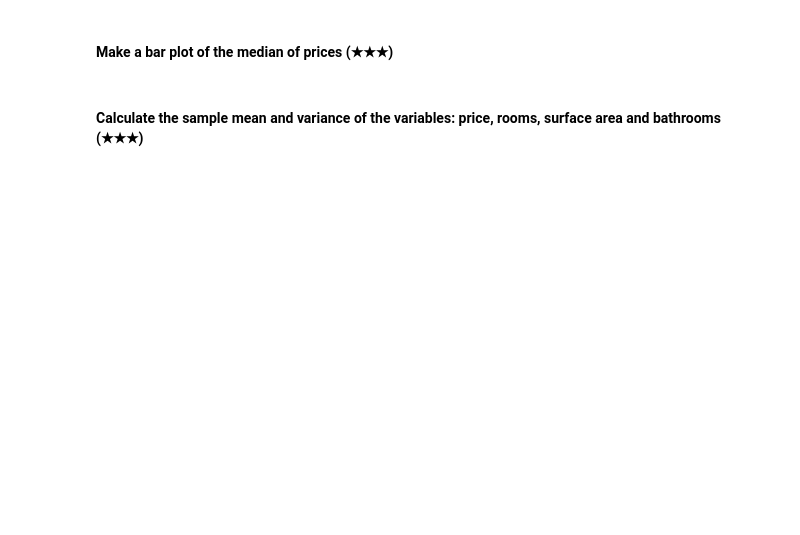
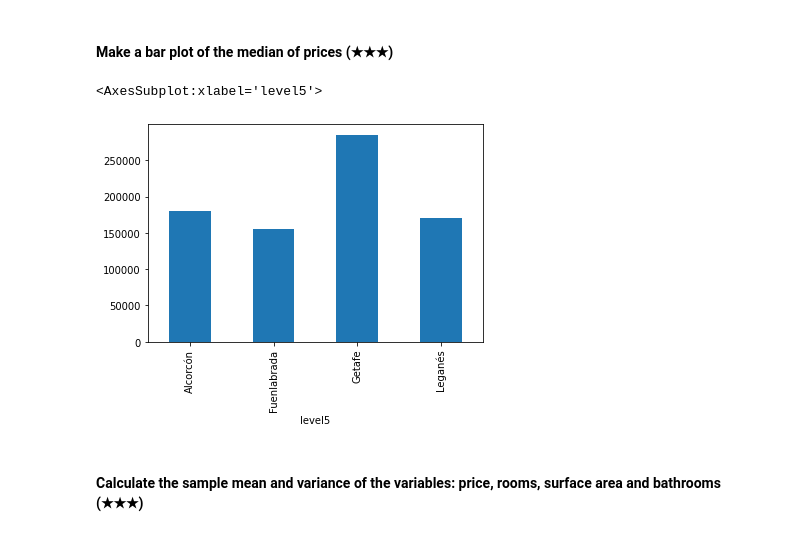
Before and after one commit to Alquem/ml_pre_work, a Jupyter notebook: 06-final_project/project.ipynb, the cells around one changed output. Saved outputs shown, nothing was run; the diff lists cells and outputs as text; code cells hidden in the pictures; blank space fills up the shorter version.

```diff
--- a/06-final_project/project.ipynb
+++ b/06-final_project/project.ipynb
@@ -134,2 +122,5 @@ df[["level5","price"]][df["level5"] == "Arroyomolinos (Madrid)"]["price"].hist(b
 # %% [markdown]
 #### Now let's work with the "south belt" of madrid. Make a subsetting that contains the following populations (level5): "Fuenlabrada","Leganés","Getafe","Alcorcón" (★★☆)
+# %%
+df_south_belt = df[(df["level5"] == "Fuenlabrada") | (df["level5"] == "Leganés") | (df["level5"] == "Getafe") | (df["level5"] == "Alcorcón")]
+print(df_south_belt.columns)
@@ -136,4 +136,9 @@ df[["level5","price"]][df["level5"] == "Arroyomolinos (Madrid)"]["price"].hist(b
 # %% [markdown]
 #### Make a bar plot of the median of prices (★★★)
+# %%
+df_south_belt.groupby(["level5"])["price"].agg("median").plot(kind="bar")
+# %% [output]
+<AxesSubplot:xlabel='level5'>
+[figure, added]
 # %% [markdown]
 #### Calculate the sample mean and variance of the variables: price, rooms, surface area and bathrooms (★★★)
```
Also changed, not shown: parts of 7 cells of this notebook.
